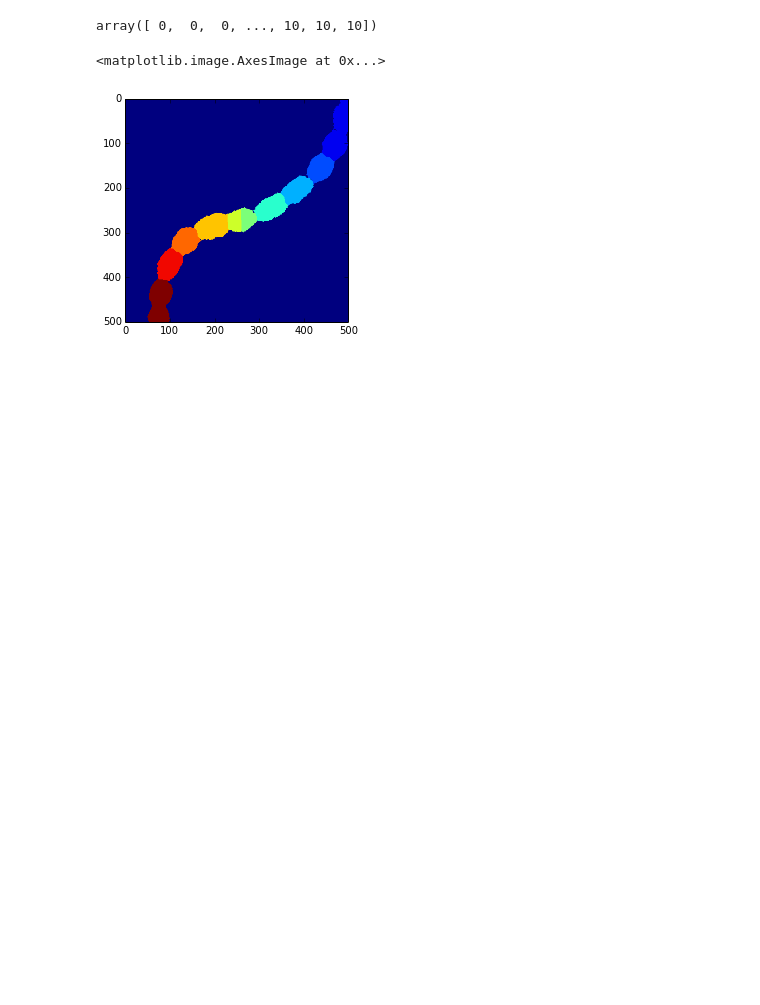
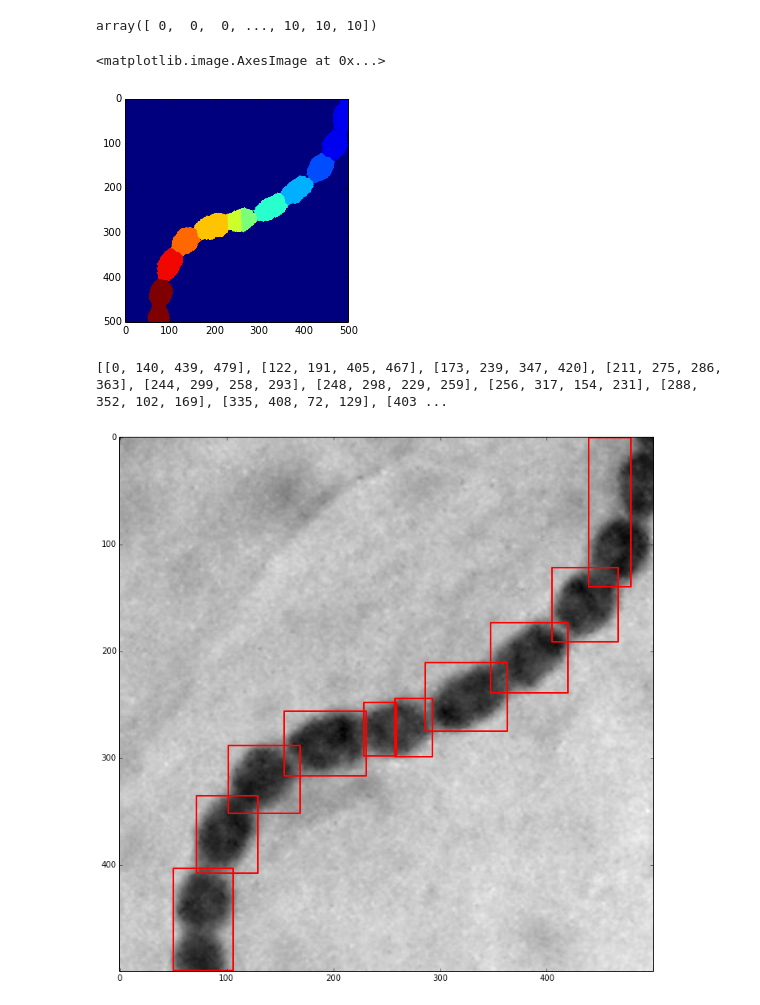
Before and after one commit to sutt/BossLab, a Jupyter notebook: science/rhok1.ipynb, the cells around one changed output. Cells and saved outputs as stored; diff of their text form; code cells hidden in the pictures; blank space fills up the shorter version.

```diff
--- a/science/rhok1.ipynb
+++ b/science/rhok1.ipynb
@@ -83,3 +84,41 @@ plt.imshow(labels0)
 # %% [output]
 <matplotlib.image.AxesImage at 0x...>
 [figure]
+# %%
+def boundbox1(tryit):
+#     np.nonzero(np.apply_over_axes( np.argmax, thelabel,[1]))[0].min()
+    minX = np.nonzero(np.apply_over_axes(np.argmax,(tryit),[1]))[0].min()
+    maxX = np.nonzero(np.apply_over_axes(np.argmax,(tryit),[1]))[0].max()
+    minY = np.nonzero(np.apply_over_axes(np.argmax,(tryit),[0]))[1].min()
+    maxY = np.nonzero(np.apply_over_axes(np.argmax,(tryit),[0]))[1].max()
+    return [minX,maxX,minY,maxY]
+
+bb0 = []
+for i in range(1,labels0.max() + 1):
+    label_i = (labels0 == i)
+    bb0.append(boundbox1(label_i))
+
+print bb0
+# %% [output]
+[[0, 140, 439, 479], [122, 191, 405, 467], [173, 239, 347, 420], [211, 275, 286, 363], [244, 299, 258, 293], [248, 298, 229, 259], [256, 317, 154, 231], [288, 352, 102, 169], [335, 408, 72, 129], [403 ...
+# %%
+def buildrect(arr):
+
+    minY,maxY,minX,maxX = arr
+
+    rect1 = mpatches.Rectangle(xy=(minX,minY)
+                           ,width = maxX - minX
+                           ,height = maxY - minY
+                           ,fill = False
+                           ,edgecolor = 'red'
+                           ,linewidth = 2)
+    return rect1
+# %%
+rect_arr = [buildrect(bb0[i]) for i in np.arange(bb0.__len__())]
+# %%
+fig, (s0) = plt.subplots(nrows = 1, ncols = 1, figsize = (12,12))
+s0.imshow(easy_img, cmap='gray')
+for rect in rect_arr:
+    s0.add_patch(rect)
+# %% [output]
+[figure, added]
```
Also changed, not shown: parts of 5 cells of this notebook.
